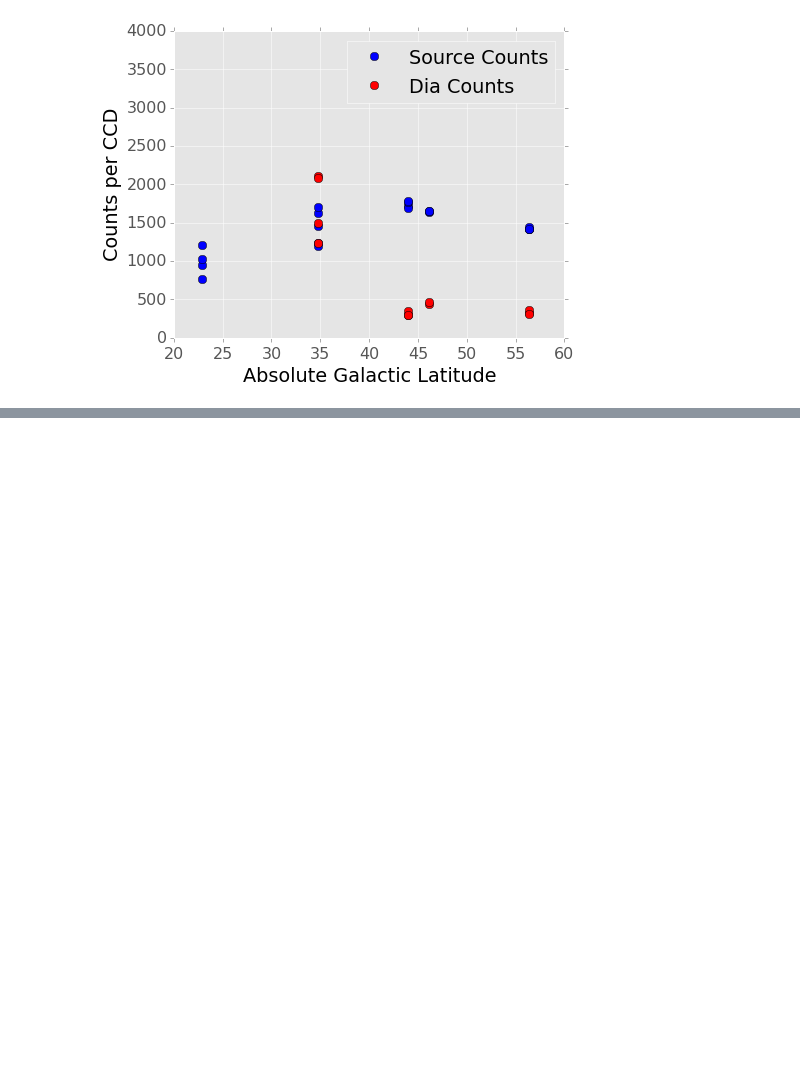
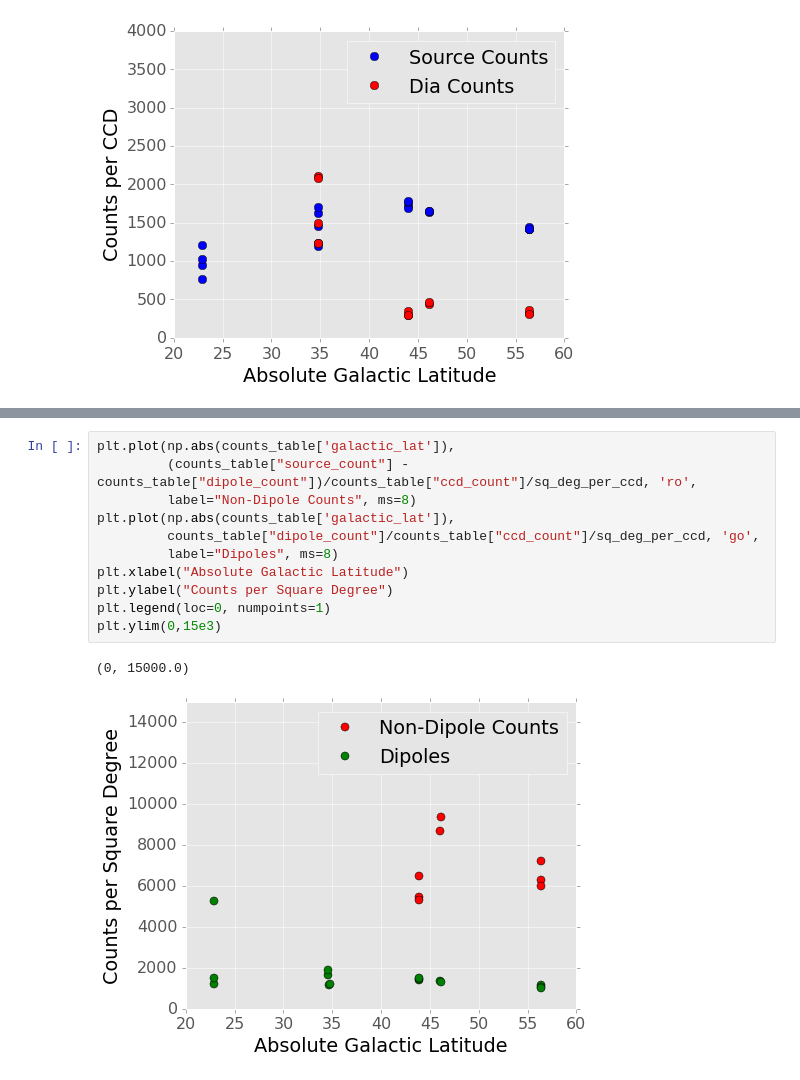
Before and after one commit to ctslater/lsst_ideas, a Jupyter notebook: diffim_latitude.ipynb, the cells around one changed output, grey strips where cells are left out. Drawn from its saved outputs; the diff is of its cells as text; blank space fills up the shorter version.

```diff
--- a/diffim_latitude.ipynb
+++ b/diffim_latitude.ipynb
@@ -91,0 +133,14 @@ fig
+# %%
+plt.plot(np.abs(counts_table['galactic_lat']),
+         (counts_table["source_count"] - counts_table["dipole_count"])/counts_table["ccd_count"]/sq_deg_per_ccd, 'ro',
+         label="Non-Dipole Counts", ms=8)
+plt.plot(np.abs(counts_table['galactic_lat']),
+         counts_table["dipole_count"]/counts_table["ccd_count"]/sq_deg_per_ccd, 'go',
+         label="Dipoles", ms=8)
+plt.xlabel("Absolute Galactic Latitude")
+plt.ylabel("Counts per Square Degree")
+plt.legend(loc=0, numpoints=1)
+plt.ylim(0,15e3)
+# %% [output]
+(0, 15000.0)
+[figure, added]
```
Also changed, not shown: parts of 18 cells of this notebook.
